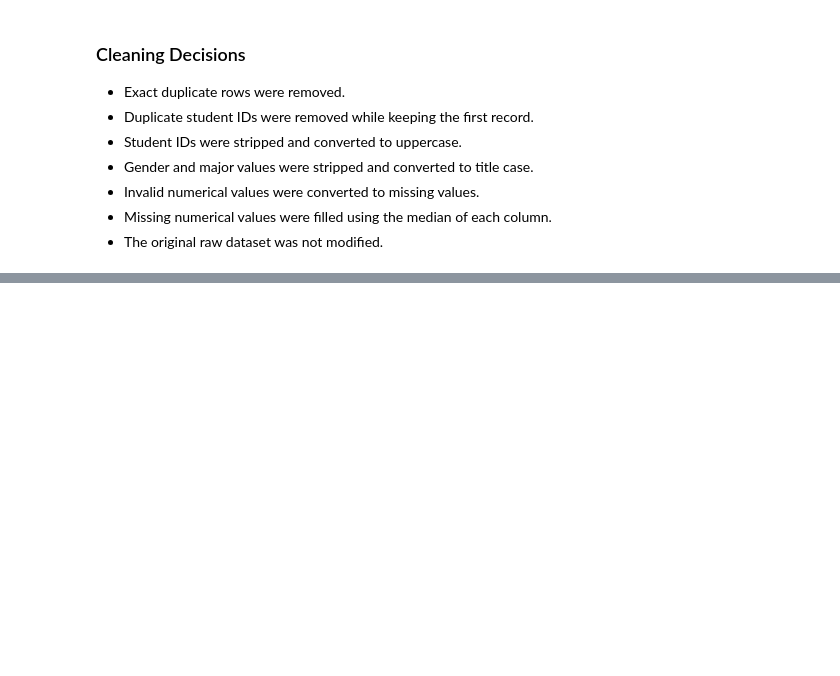
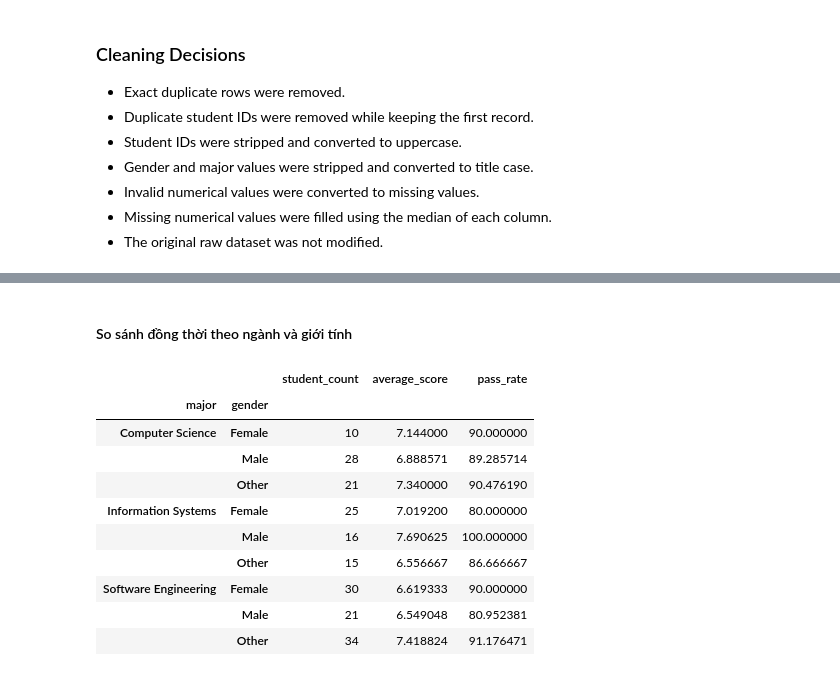
Before and after one commit to MinhDuyenTran/machine_learning, a Jupyter notebook: python-for-ml/mini_projects/student_performance/notebooks/student_performce_analysis.ipynb, the cells around one changed output, grey strips where cells are left out. Cells and saved outputs as stored; diff of their text form; code cells hidden in the pictures; blank space fills up the shorter version.

Commit message:
[UPDATE] add section 7 and 8 feature engineering and exploratory data analysis

```diff
--- a/python-for-ml/mini_projects/student_performance/notebooks/student_performce_analysis.ipynb
+++ b/python-for-ml/mini_projects/student_performance/notebooks/student_performce_analysis.ipynb
@@ -657,0 +696,2 @@ Duplicate IDs: 0
+# %%
+analysis_df = data_utils.create_score_features(clean_df)
@@ -657,0 +940,42 @@ Duplicate IDs: 0
+# %% [markdown]
+#### So sánh đồng thời theo ngành và giới tính
+# %%
+group_summary = (
+    analysis_df
+    .groupby(
+        [
+            "major",
+            "gender",
+        ]
+    )
+    .agg(
+        student_count=(
+            "student_id",
+            "count",
+        ),
+        average_score=(
+            "average_score",
+            "mean",
+        ),
+        pass_rate=(
+            "passed",
+            "mean",
+        ),
+    )
+)
+
+group_summary["pass_rate"] *= 100
+
+group_summary
+# %% [output]
+|  |  | student_count | average_score | pass_rate |
+| major | gender |  |  |  |
+| Computer Science | Female | 10 | 7.144000 | 90.000000 |
+|  | Male | 28 | 6.888571 | 89.285714 |
+|  | Other | 21 | 7.340000 | 90.476190 |
+| Information Systems | Female | 25 | 7.019200 | 80.000000 |
+|  | Male | 16 | 7.690625 | 100.000000 |
+|  | Other | 15 | 6.556667 | 86.666667 |
+| Software Engineering | Female | 30 | 6.619333 | 90.000000 |
+|  | Male | 21 | 6.549048 | 80.952381 |
+|  | Other | 34 | 7.418824 | 91.176471 |
```
Also changed, not shown: parts of 32 cells of this notebook, 1 other file.
